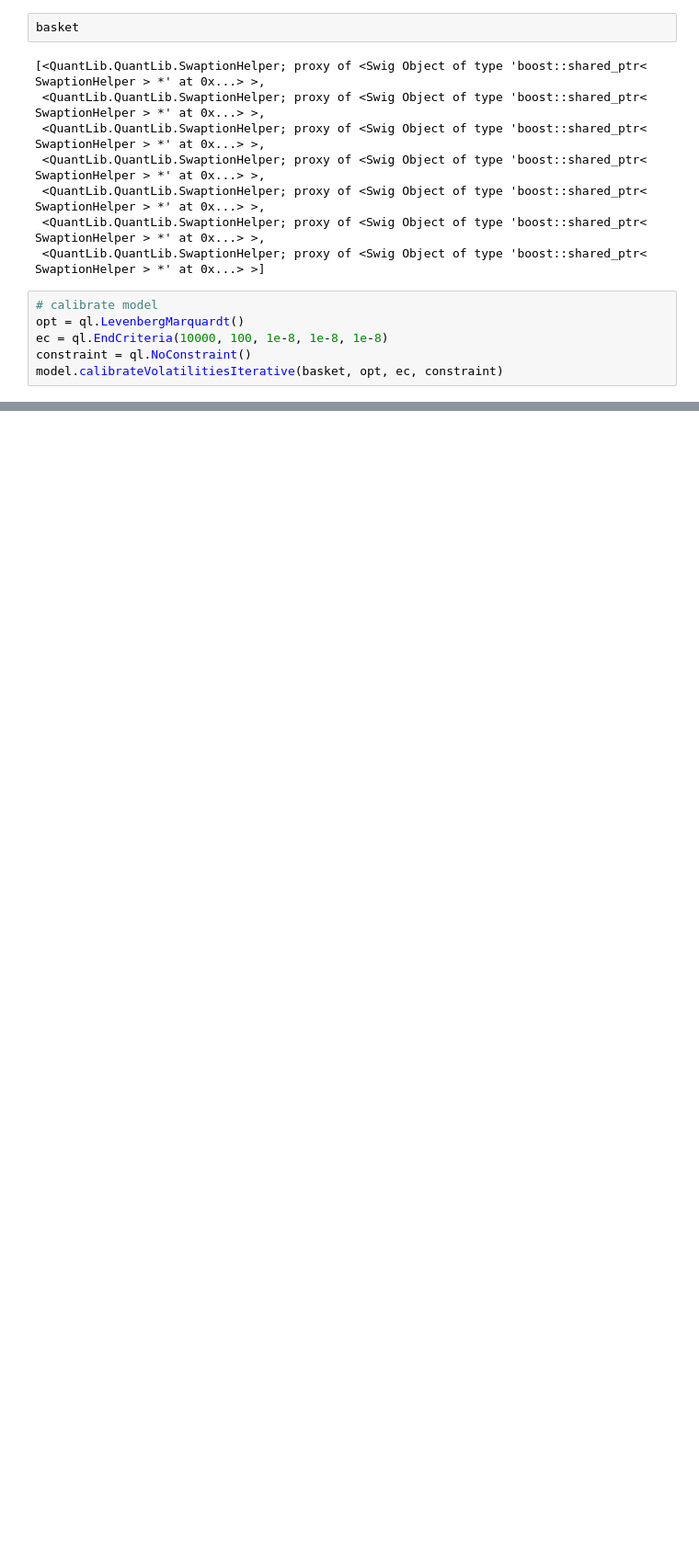
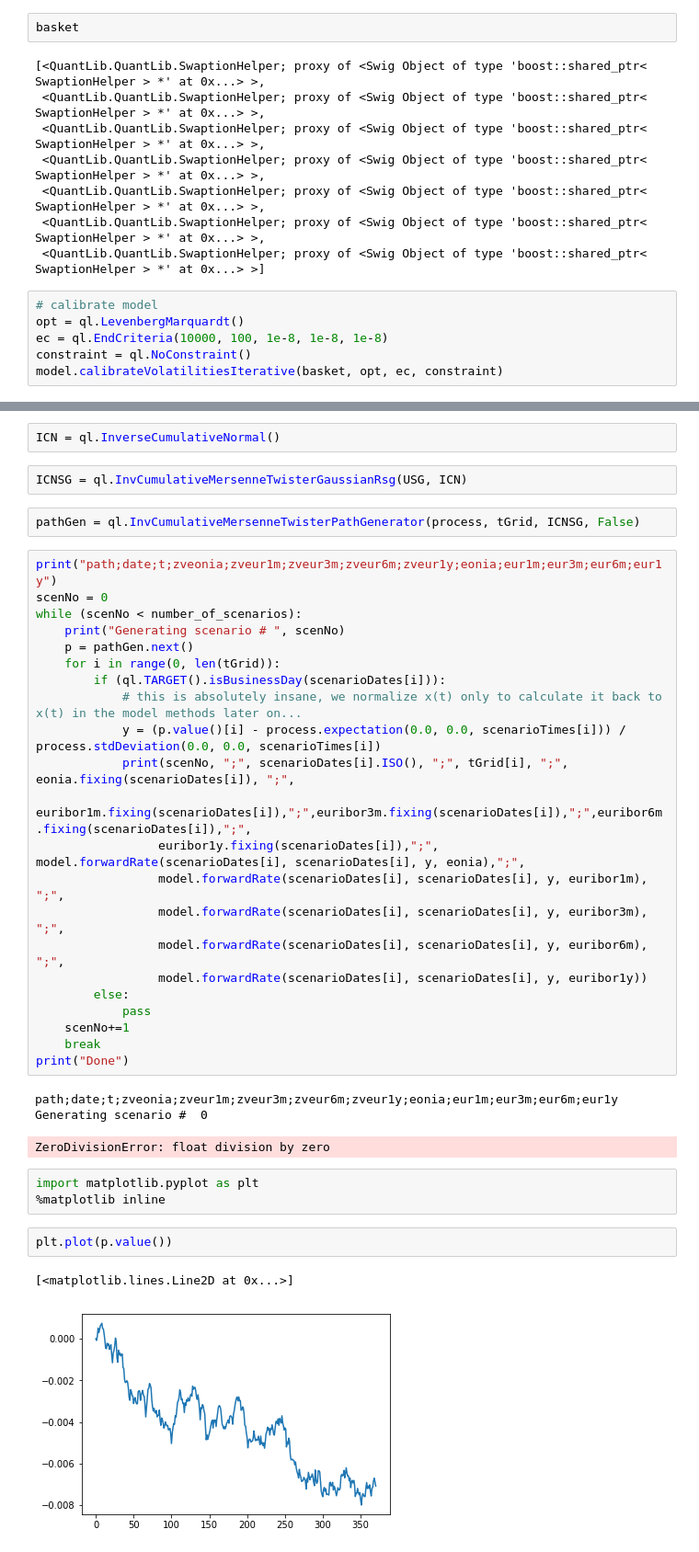
Before and after one commit to mlungwitz/notebooks, a Jupyter notebook: GSR_Path_Generation.ipynb, the cells around one changed output, grey strips where cells are left out. Shown: that part at 92% size. Drawn from its saved outputs; the diff is of its cells as text; blank space fills up the shorter version.

```diff
--- a/GSR_Path_Generation.ipynb
+++ b/GSR_Path_Generation.ipynb
@@ -358,0 +362,40 @@ expiry;end;strike;marketvol;marketvalue;modelvalue;modelvol
+# %%
+ICN = ql.InverseCumulativeNormal()
+# %%
+ICNSG = ql.InvCumulativeMersenneTwisterGaussianRsg(USG, ICN)
+# %%
+pathGen = ql.InvCumulativeMersenneTwisterPathGenerator(process, tGrid, ICNSG, False)
+# %%
+print("path;date;t;zveonia;zveur1m;zveur3m;zveur6m;zveur1y;eonia;eur1m;eur3m;eur6m;eur1y")
+scenNo = 0
+while (scenNo < number_of_scenarios):
+    print("Generating scenario # ", scenNo)
+    p = pathGen.next()
+    for i in range(0, len(tGrid)):
+        if (ql.TARGET().isBusinessDay(scenarioDates[i])):
+            # this is absolutely insane, we normalize x(t) only to calculate it back to x(t) in the model methods later on...
+            y = (p.value()[i] - process.expectation(0.0, 0.0, scenarioTimes[i])) / process.stdDeviation(0.0, 0.0, scenarioTimes[i])
+            print(scenNo, ";", scenarioDates[i].ISO(), ";", tGrid[i], ";", eonia.fixing(scenarioDates[i]), ";",
+                 euribor1m.fixing(scenarioDates[i]),";",euribor3m.fixing(scenarioDates[i]),";",euribor6m.fixing(scenarioDates[i]),";",
+                 euribor1y.fixing(scenarioDates[i]),";", model.forwardRate(scenarioDates[i], scenarioDates[i], y, eonia),";",
+                 model.forwardRate(scenarioDates[i], scenarioDates[i], y, euribor1m), ";",
+                 model.forwardRate(scenarioDates[i], scenarioDates[i], y, euribor3m), ";",
+                 model.forwardRate(scenarioDates[i], scenarioDates[i], y, euribor6m), ";",
+                 model.forwardRate(scenarioDates[i], scenarioDates[i], y, euribor1y))
+        else:
+            pass
+    scenNo+=1
+    break
+print("Done")
+# %% [output]
+path;date;t;zveonia;zveur1m;zveur3m;zveur6m;zveur1y;eonia;eur1m;eur3m;eur6m;eur1y
+Generating scenario #  0
+ZeroDivisionError: float division by zero
+# %%
+import matplotlib.pyplot as plt
+%matplotlib inline
+# %%
+plt.plot(p.value())
+# %% [output]
+[<matplotlib.lines.Line2D at 0x...>]
+[figure, added]
```
Also changed, not shown: parts of 9 cells of this notebook.
